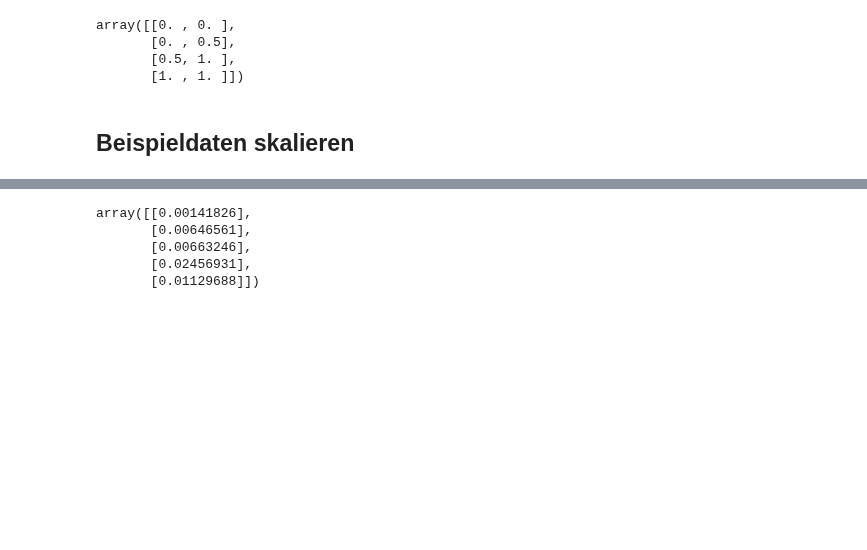
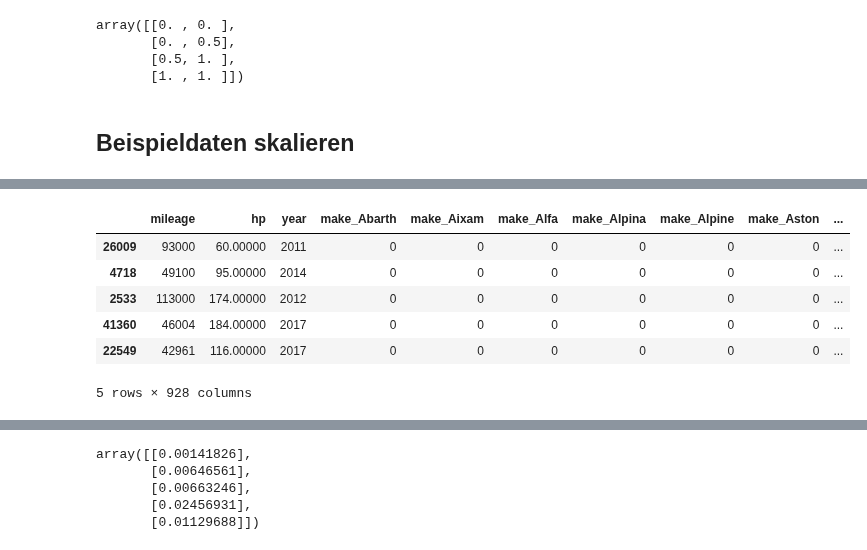
Before and after one commit to juebrauer/central, a Jupyter notebook: 018_einfuehrung_ml_autoverkaufspreise_vorhersagen/einfuehrung_ml_autoverkaufspreise_vorhersagen.ipynb, the cells around one changed output, grey strips where cells are left out. Saved outputs shown, nothing was run; the diff lists cells and outputs as text; code cells hidden in the pictures; blank space fills up the shorter version.

```diff
--- a/018_einfuehrung_ml_autoverkaufspreise_vorhersagen/einfuehrung_ml_autoverkaufspreise_vorhersagen.ipynb
+++ b/018_einfuehrung_ml_autoverkaufspreise_vorhersagen/einfuehrung_ml_autoverkaufspreise_vorhersagen.ipynb
@@ -598,0 +671,3 @@ array([[0. , 0. ],
+# %%
+t2 = pandas.get_dummies(t)
+t2
@@ -610,6 +699,16 @@ x_test_scaled = s_input.transform( x_test )
 # %%
 y_train_scaled = s_output.fit_transform( y_train.values.reshape(-1,1) )
 y_test_scaled = s_output.transform( y_test.values.reshape(-1,1) )
+# %%
+x_train[:5]
+# %% [output]
+|  | mileage | hp | year | make_Abarth | make_Aixam | make_Alfa | make_Alpina | make_Alpine | make_Aston | ... |
+| 26009 | 93000 | 60.00000 | 2011 | 0 | 0 | 0 | 0 | 0 | 0 | ... |
+| 4718 | 49100 | 95.00000 | 2014 | 0 | 0 | 0 | 0 | 0 | 0 | ... |
+| 2533 | 113000 | 174.00000 | 2012 | 0 | 0 | 0 | 0 | 0 | 0 | ... |
+| 41360 | 46004 | 184.00000 | 2017 | 0 | 0 | 0 | 0 | 0 | 0 | ... |
+| 22549 | 42961 | 116.00000 | 2017 | 0 | 0 | 0 | 0 | 0 | 0 | ... |
+5 rows × 928 columns
 # %%
 x_train_scaled[:5]
 # %% [output]
```
Also changed, not shown: parts of 29 cells of this notebook.
